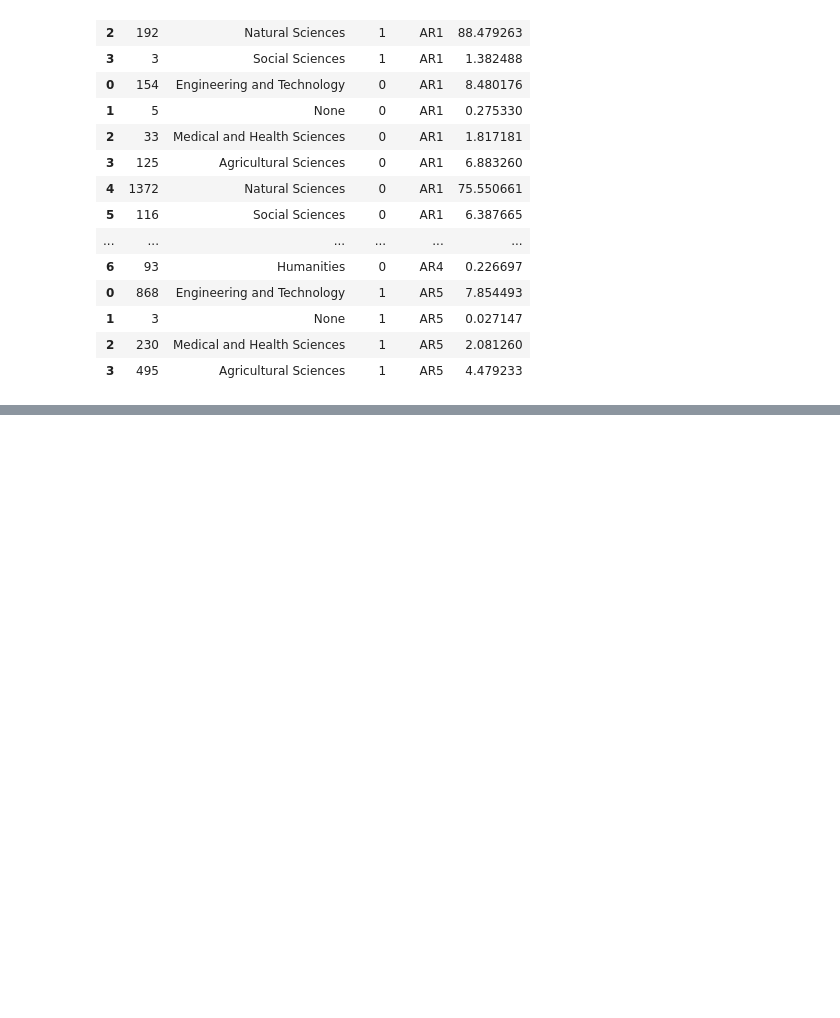
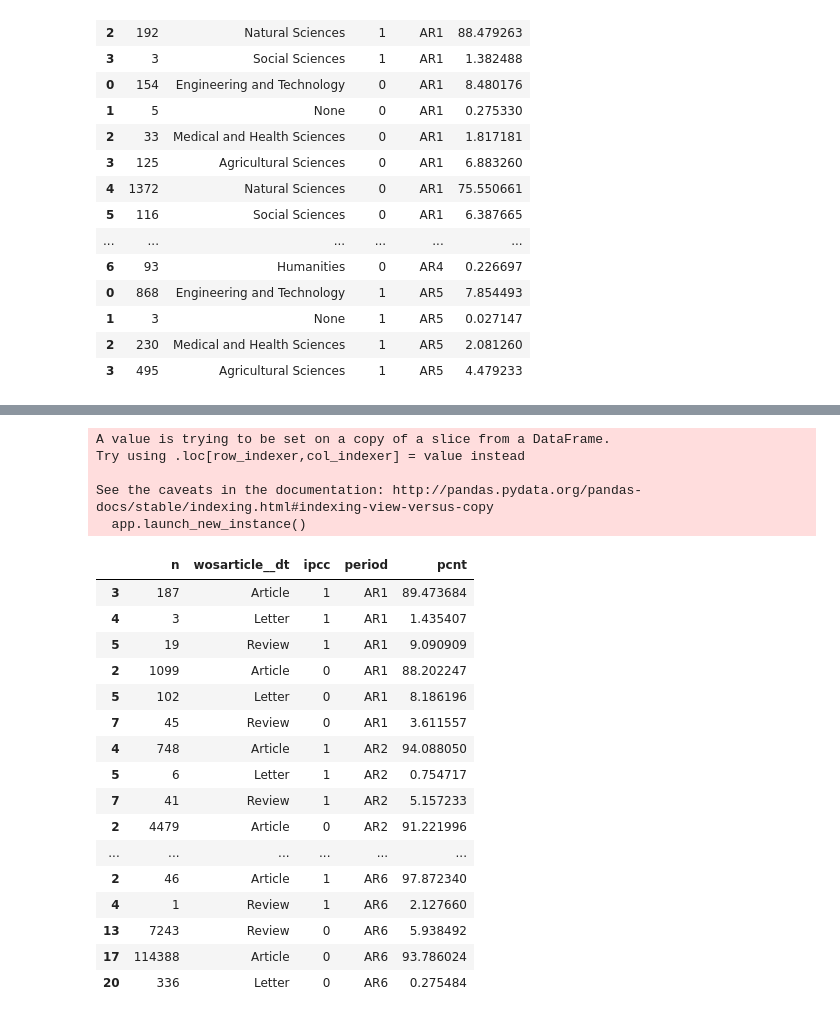
Before and after one commit to mcallaghan/cc-topography, a Jupyter notebook: code/IPCC_topics.ipynb, the cells around one changed output, grey strips where cells are left out. Cells and saved outputs as stored; diff of their text form; code cells hidden in the pictures; blank space fills up the shorter version.

```diff
--- a/code/IPCC_topics.ipynb
+++ b/code/IPCC_topics.ipynb
@@ -771,3 +771,37 @@ df.head(55)
 | 1 | 3 | None | 1 | AR5 | 0.027147 |
 | 2 | 230 | Medical and Health Sciences | 1 | AR5 | 2.081260 |
 | 3 | 495 | Agricultural Sciences | 1 | AR5 | 4.479233 |
+# %%
+#### DocType BIAS
+q = runstat.query
+docs = Doc.objects.filter(query=q)
+
+
+df2 = pd.DataFrame()
+
+for tp in runstat.periods.all():
+
+    print(tp.ys)
+
+    docs = Doc.objects.filter(query=q,PY__in=tp.ys)
+    ipdocs = docs.filter(ipccref__isnull=False)
+    nipdocs = docs.filter(ipccref__isnull=True)
+
+    ipdisciplines = ipdocs.values('wosarticle__dt',).annotate(
+        n = Count('pk')
+    )
+
+    nipdisciplines = nipdocs.values('wosarticle__dt').annotate(
+        n = Count('pk')
+    )
+
+    ipdf = pd.DataFrame.from_dict(list(ipdisciplines))
+    ipdf['ipcc'] = 1
+    nipdf = pd.DataFrame.from_dict(list(nipdisciplines))
+    nipdf['ipcc'] = 0
+
+    tdf = pd.concat([ipdf,nipdf])
+    tdf['period'] = tp.title
+    df2 = pd.concat([df2,tdf])
+
+df2.head()
@@ -773,0 +815,29 @@ df.head(55)
+# %%
+df2 = df2[df2['wosarticle__dt'].isin(["Article", "Letter","Review"])]
+
+df2['pcnt'] = df2['n'] / df2['n'].groupby([df2['ipcc'],df2['period']]).transform('sum') * 100
+
+df2.head(55)
+# %% [output]
+A value is trying to be set on a copy of a slice from a DataFrame.
+Try using .loc[row_indexer,col_indexer] = value instead
+
+See the caveats in the documentation: http://pandas.pydata.org/pandas-docs/stable/indexing.html#indexing-view-versus-copy
+  app.launch_new_instance()
+|  | n | wosarticle__dt | ipcc | period | pcnt |
+| 3 | 187 | Article | 1 | AR1 | 89.473684 |
+| 4 | 3 | Letter | 1 | AR1 | 1.435407 |
+| 5 | 19 | Review | 1 | AR1 | 9.090909 |
+| 2 | 1099 | Article | 0 | AR1 | 88.202247 |
+| 5 | 102 | Letter | 0 | AR1 | 8.186196 |
+| 7 | 45 | Review | 0 | AR1 | 3.611557 |
+| 4 | 748 | Article | 1 | AR2 | 94.088050 |
+| 5 | 6 | Letter | 1 | AR2 | 0.754717 |
+| 7 | 41 | Review | 1 | AR2 | 5.157233 |
+| 2 | 4479 | Article | 0 | AR2 | 91.221996 |
+| ... | ... | ... | ... | ... | ... |
+| 2 | 46 | Article | 1 | AR6 | 97.872340 |
+| 4 | 1 | Review | 1 | AR6 | 2.127660 |
+| 13 | 7243 | Review | 0 | AR6 | 5.938492 |
+| 17 | 114388 | Article | 0 | AR6 | 93.786024 |
+| 20 | 336 | Letter | 0 | AR6 | 0.275484 |
```
Also changed, not shown: parts of 6 cells of this notebook, 2 other files.
